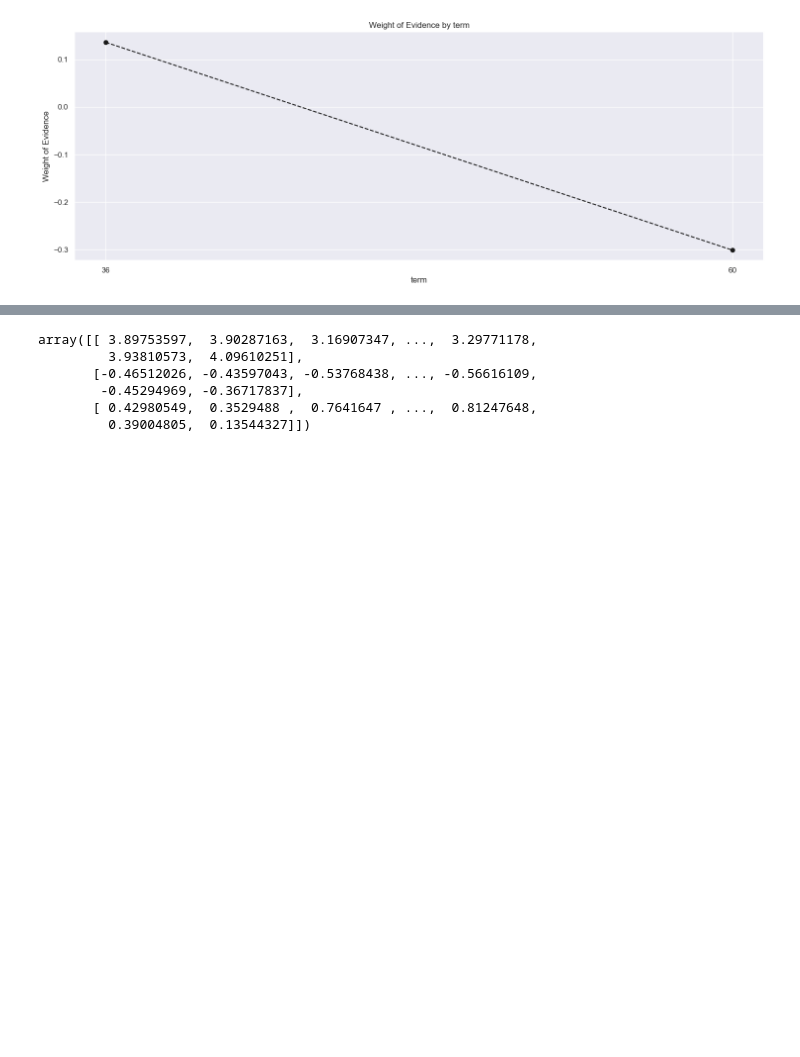
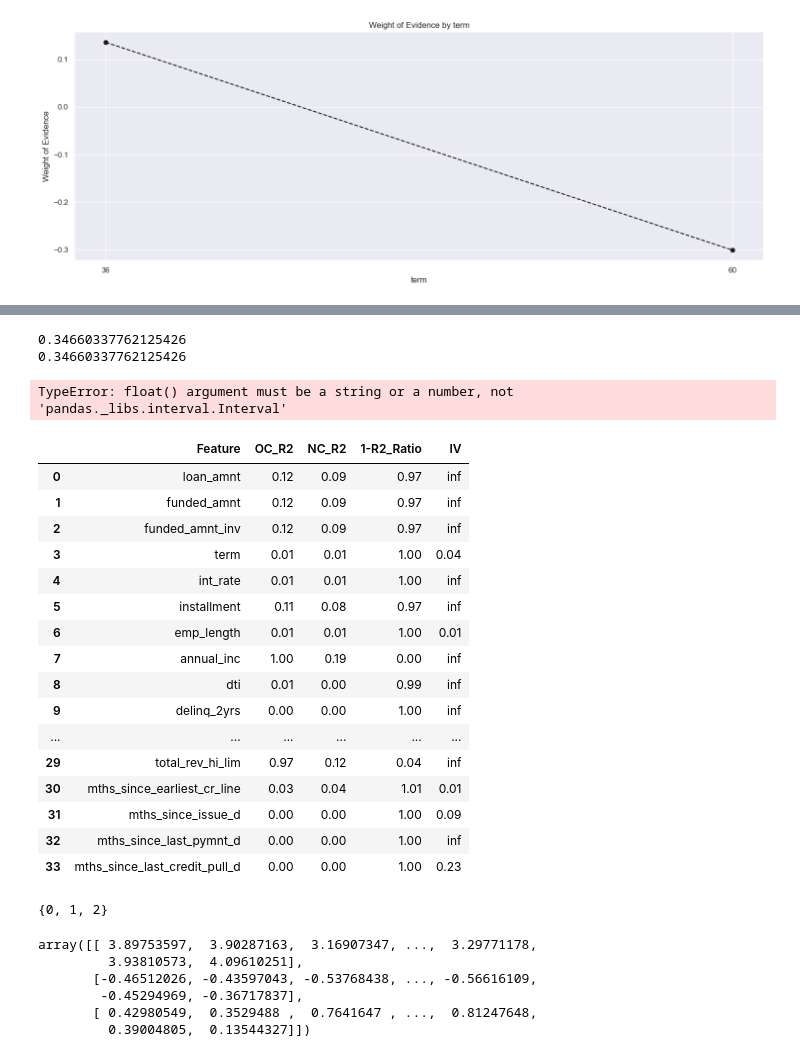
Before and after one commit to TeetyK/Credit_Score_AI, a Jupyter notebook: credit_score.ipynb, the cells around one changed output, grey strips where cells are left out. Saved outputs shown, nothing was run; the diff lists cells and outputs as text; code cells hidden in the pictures; blank space fills up the shorter version.

```diff
--- a/credit_score.ipynb
+++ b/credit_score.ipynb
@@ -466,17 +546,89 @@ Cut_Stat = pd.DataFrame(columns=['Custer','Feature','Cluster-Own-R2','Cluster-Ot
+# %%
+# X_train_num['int_rate_factor'] = pd.cut(X_train_num['int_rate'],50)
+print(woe_ordered_continuous_IV(X_train_num,'int_rate', y_train))
+# X_train_num = X_train_num.drop(columns=['int_rate_factor'])
+# %% [output]
+0.34660337762125426
+0.34660337762125426
 # %%
 from sklearn.cluster import KMeans
 from sklearn.preprocessing import StandardScaler
+from sklearn.decomposition import PCA
 import pandas as pd
 df_feature_num = pd.DataFrame()
 # scale data
 scaler = StandardScaler()
 X_scaled = scaler.fit_transform(X_train_num.T)
-# k-means
-
+# k-means - Cluster
 kmeans = KMeans(n_clusters=3, random_state=42)
 df_feature_num['Cluster'] = pd.DataFrame(kmeans.fit_predict(X_scaled))
 df_feature_num['Feature'] = X_train_num.T.index
+# PC1
+results = []
+cluster_scores = {}
+for c in df_feature_num['Cluster'].unique():
+    vars_in_cluster = df_feature_num.loc[df_feature_num['Cluster']==c,'Feature'].tolist()
+    pca = PCA(n_components=1)
+    pc1 = pca.fit_transform(X_train_num[vars_in_cluster])
+    loadings = pd.Series(pca.components_[0], index=vars_in_cluster)
+    cluster_scores[c] = loadings
 # OC_R2
+    for f in vars_in_cluster:
+        r2_oc = np.corrcoef(X_train_num[f],pc1[:,0])[0,1] **2
+        results.append({'Feature': f,'OC_R2': r2_oc})
+results_df = pd.DataFrame(results)
+# NC_R2
+for idx , row in results_df.iterrows():
+    o_cluster = df_feature_num['Cluster'].unique().tolist()
+    max_r2 = 0
+    for oc in o_cluster:
+        features_in_oc = df_feature_num.loc[df_feature_num['Cluster']==c,'Feature'].tolist()
+        pca = PCA(n_components=1)
+        pc1 = pca.fit_transform(X_train_num[features_in_oc])
+        r2 = np.corrcoef(X_train_num[row['Feature']],pc1[:,0])[0,1] ** 2
+        if r2 > max_r2:
+            max_r2 = r2
+            # print(max_r2)
+    results_df.loc[idx,'NC_R2'] = max_r2
+pc_df = pd.DataFrame(cluster_scores)
+pc_df = pc_df.reset_index().rename(columns={'index': 'Feature'})
+df_results = pd.merge(df_feature_num,pc_df,on='Feature',how='left')
+df_results = pd.merge(df_results,results_df,on='Feature',how='left')
+# 1-R2
+df_results['1-R2_Ratio'] = (1 - df_results['OC_R2']) / (1 - df_results['NC_R2'])
+# IV
+df_results['IV'] = np.nan
+for f in df_feature_num['Feature']:
+    df_results.loc[df_results['Feature']==f,'IV']= woe_ordered_continuous_IV(X_train_num,f, y_train)
+# VIF
+# %% [output]
+TypeError: float() argument must be a string or a number, not 'pandas._libs.interval.Interval'
+# %%
+# cluster_scores[1]
+pd.options.display.float_format = '{:.2f}'.format
+df_results[['Feature','OC_R2','NC_R2','1-R2_Ratio','IV']]
+# %% [output]
+|  | Feature | OC_R2 | NC_R2 | 1-R2_Ratio | IV |
+| 0 | loan_amnt | 0.12 | 0.09 | 0.97 | inf |
+| 1 | funded_amnt | 0.12 | 0.09 | 0.97 | inf |
+| 2 | funded_amnt_inv | 0.12 | 0.09 | 0.97 | inf |
+| 3 | term | 0.01 | 0.01 | 1.00 | 0.04 |
+| 4 | int_rate | 0.01 | 0.01 | 1.00 | inf |
+| 5 | installment | 0.11 | 0.08 | 0.97 | inf |
+| 6 | emp_length | 0.01 | 0.01 | 1.00 | 0.01 |
+| 7 | annual_inc | 1.00 | 0.19 | 0.00 | inf |
+| 8 | dti | 0.01 | 0.00 | 0.99 | inf |
+| 9 | delinq_2yrs | 0.00 | 0.00 | 1.00 | inf |
+| ... | ... | ... | ... | ... | ... |
+| 29 | total_rev_hi_lim | 0.97 | 0.12 | 0.04 | inf |
+| 30 | mths_since_earliest_cr_line | 0.03 | 0.04 | 1.01 | 0.01 |
+| 31 | mths_since_issue_d | 0.00 | 0.00 | 1.00 | 0.09 |
+| 32 | mths_since_last_pymnt_d | 0.00 | 0.00 | 1.00 | inf |
+| 33 | mths_since_last_credit_pull_d | 0.00 | 0.00 | 1.00 | 0.23 |
+# %%
+set(df_feature_num['Cluster'].values)
+# %% [output]
+{0, 1, 2}
 # %%
 cluster_labels = kmeans.labels_
 centroids = kmeans.cluster_centers_
```
Also changed, not shown: parts of 8 cells of this notebook.
